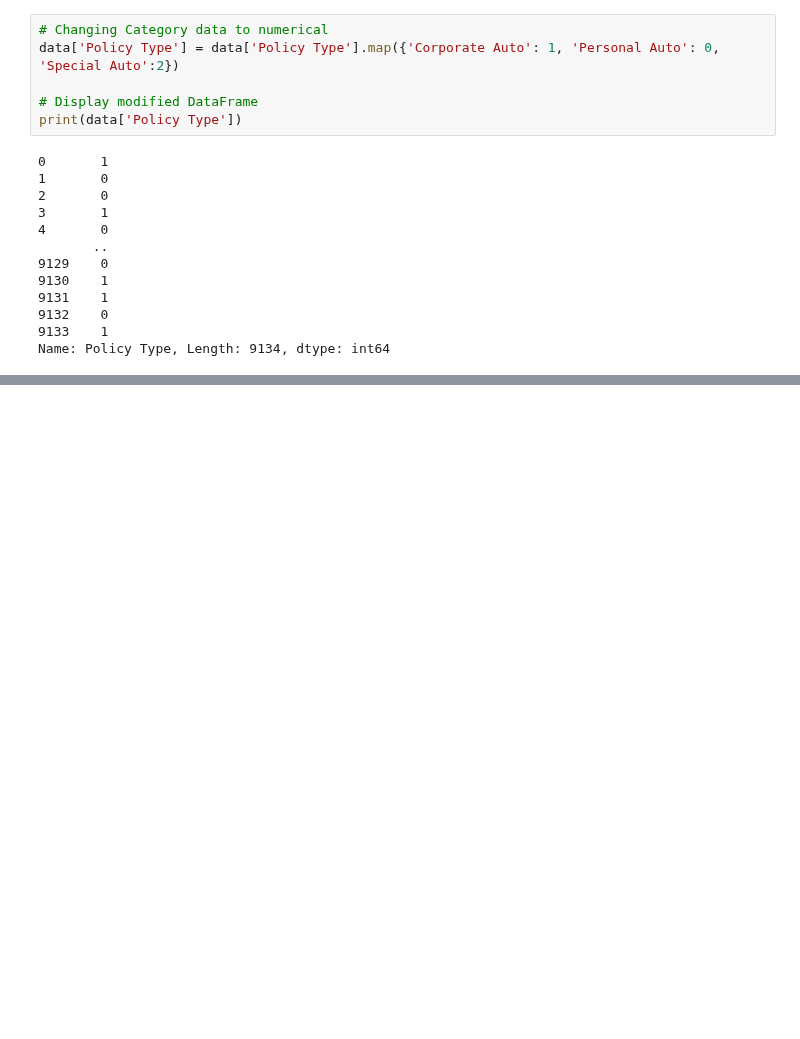
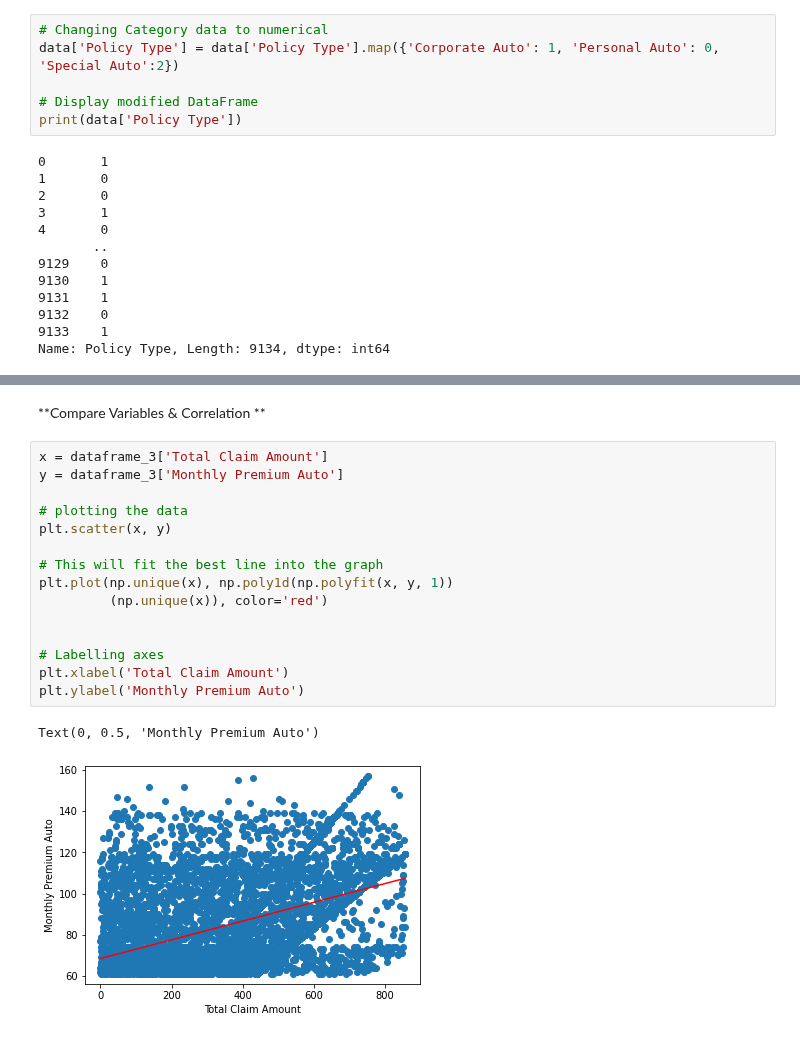
Before and after one commit to alexiaddiaz0907/DSC410, a Jupyter notebook: DSC410_week3_Copy1.ipynb, the cells around one changed output, grey strips where cells are left out. Saved outputs shown, nothing was run; the diff lists cells and outputs as text; blank space fills up the shorter version.

```diff
--- a/DSC410_week3_Copy1.ipynb
+++ b/DSC410_week3_Copy1.ipynb
@@ -292,0 +441,20 @@ sns.heatmap(data.corr(), annot=True)
+# %% [markdown]
+**Compare Variables & Correlation **
+# %%
+x = dataframe_3['Total Claim Amount']
+y = dataframe_3['Monthly Premium Auto']
+
+# plotting the data
+plt.scatter(x, y)
+
+# This will fit the best line into the graph
+plt.plot(np.unique(x), np.poly1d(np.polyfit(x, y, 1))
+         (np.unique(x)), color='red')
+
+
+# Labelling axes
+plt.xlabel('Total Claim Amount')
+plt.ylabel('Monthly Premium Auto')
+# %% [output]
+Text(0, 0.5, 'Monthly Premium Auto')
+[figure, added]
```
Also changed, not shown: parts of 31 cells of this notebook.
